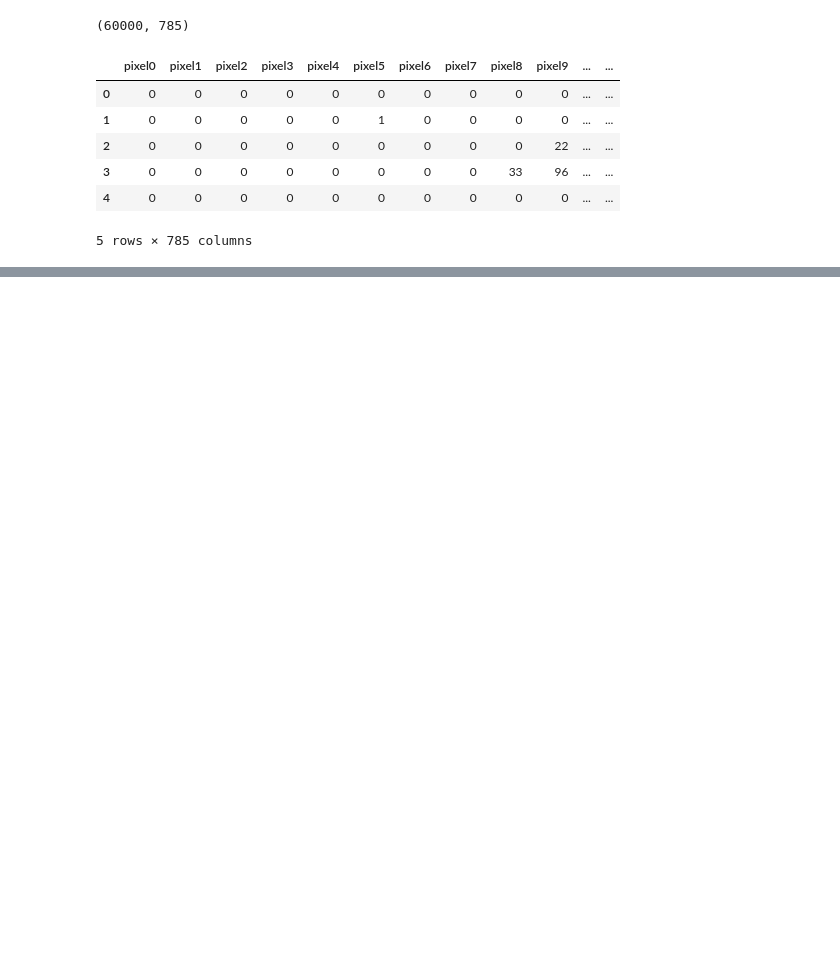
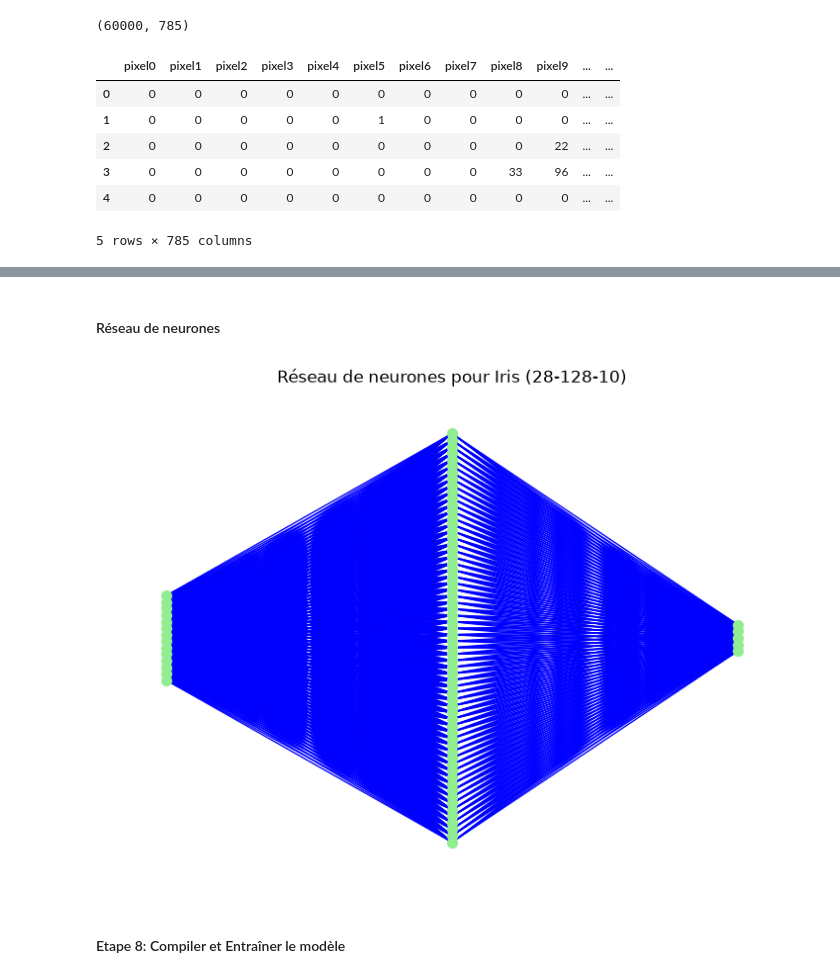
Before and after one commit to Tesfabirhan-WR/deep-learning, a Jupyter notebook: fashion-mnist.ipynb, the cells around one changed output, grey strips where cells are left out. Drawn from its saved outputs; the diff is of its cells as text; code cells hidden in the pictures; blank space fills up the shorter version.

```diff
--- a/fashion-mnist.ipynb
+++ b/fashion-mnist.ipynb
@@ -78,0 +183,33 @@ Textes pour vérifier  : 15000
+# %% [markdown]
+#### Réseau de neurones
+# %%
+layers = [14, 64, 5]
+
+G = nx.DiGraph()
+pos = {}
+layer_positions = []
+
+for l, n_neurons in enumerate(layers):
+    layer_pos = []
+    offset = (n_neurons - 1) / 2              # centre each layer vertically
+    for i in range(n_neurons):
+        node_id = f"L{l}N{i}"
+        G.add_node(node_id, layer=l)
+        pos[node_id] = (l, offset - i)        # neurons in columns
+        layer_pos.append(node_id)
+    layer_positions.append(layer_pos)         # <-- fix: node names, not `layers`
+
+for l in range(len(layers) - 1):
+    for src in layer_positions[l]:
+        for dst in layer_positions[l + 1]:
+            G.add_edge(src, dst)
+
+plt.figure(figsize=(7, 5))
+nx.draw(G, pos, with_labels=False, node_size=50,
+        node_color="lightgreen", edge_color="blue", arrows=False)
+plt.title("Réseau de neurones pour Iris (28-128-10)", fontsize=12)
+plt.show()
+# %% [output]
+[figure, added]
+# %% [markdown]
+#### Etape 8: Compiler et Entraîner le modèle
```
Also changed, not shown: parts of 30 cells of this notebook, 1 other file.
